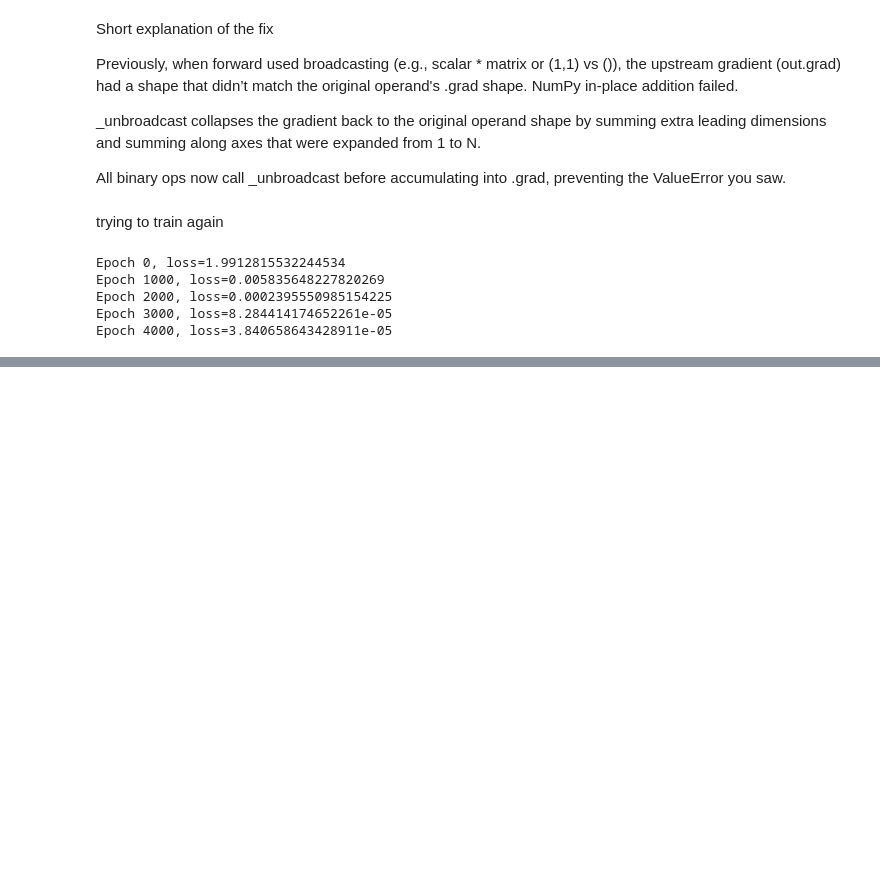
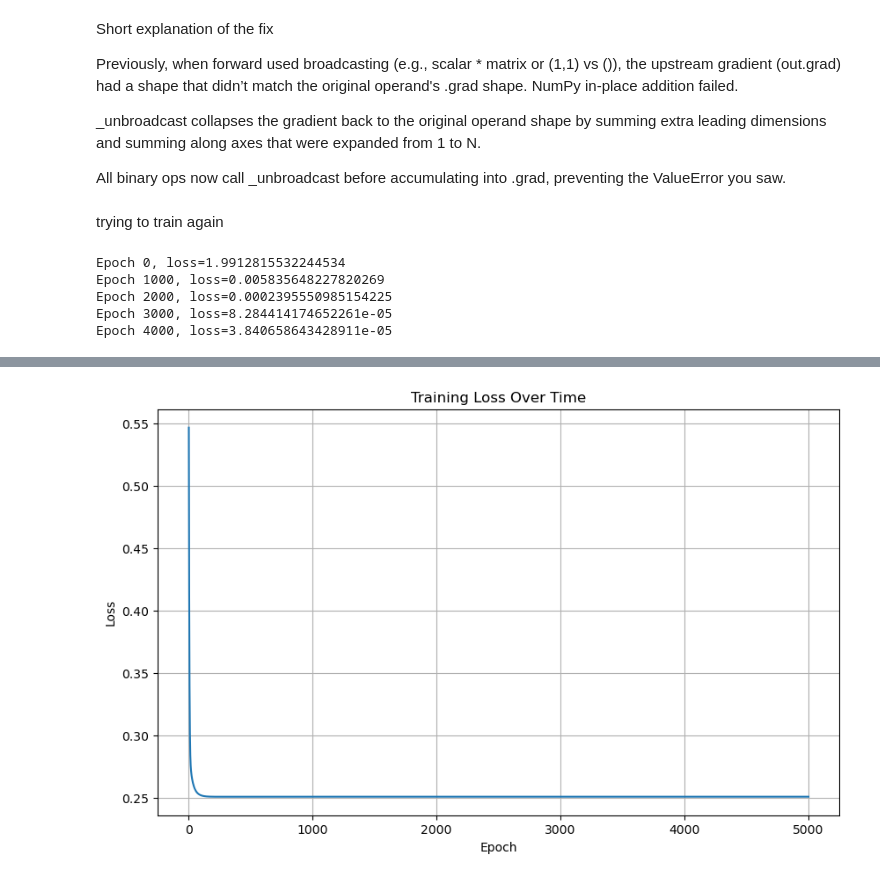
Before and after one commit to teknasd/scratch, a Jupyter notebook: basics.ipynb, the cells around one changed output, grey strips where cells are left out. Cells and saved outputs as stored; diff of their text form; code cells hidden in the pictures; blank space fills up the shorter version.

```diff
--- a/basics.ipynb
+++ b/basics.ipynb
@@ -4367,0 +4483,3 @@ Epoch 4000, loss=3.840658643428911e-05
+# %%
+def mse(y_pred, y):
+    return ((y_pred - y)**2).mean()
@@ -4367,0 +4550,18 @@ Epoch 4000, loss=3.840658643428911e-05
+# %%
+model = Linear(2, 1)
+opt = Adam(model.parameters(), lr=0.01)
+
+def mse(y_pred, y):
+    return ((y_pred - y)**2).mean()
+
+loss = mse
+
+data = [
+    (np.array([[0.,0.]]), np.array([[0.]])),
+    (np.array([[0.,1.]]), np.array([[1.]])),
+    (np.array([[1.,0.]]), np.array([[1.]])),
+    (np.array([[1.,1.]]), np.array([[0.]])),
+]
+
+trainer = Trainer(model, opt, loss)
+trainer.fit(data, epochs=5000)
@@ -4367,0 +4606,26 @@ Epoch 4000, loss=3.840658643428911e-05
+# %%
+# Plot the training history
+import matplotlib.pyplot as plt
+
+def plot_history(history):
+    """
+    Plot the training loss history
+
+    Args:
+        history: List of tuples (epoch, loss)
+    """
+    epochs = [x[0] for x in history]
+    losses = [x[1] for x in history]
+
+    plt.figure(figsize=(10, 6))
+    plt.plot(epochs, losses)
+    plt.title('Training Loss Over Time')
+    plt.xlabel('Epoch')
+    plt.ylabel('Loss')
+    plt.grid(True)
+    plt.show()
+
+# Plot the training history
+plot_history(trainer.history)
+# %% [output]
+[figure, added]
```
Also changed, not shown: parts of 19 cells of this notebook.
